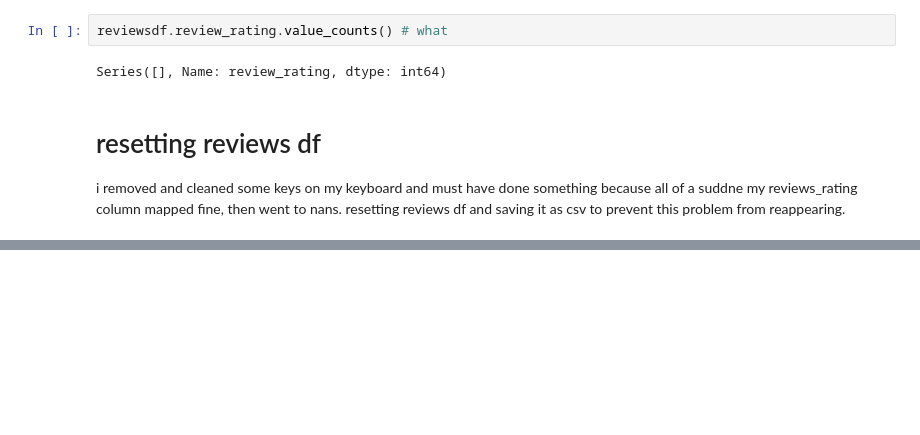
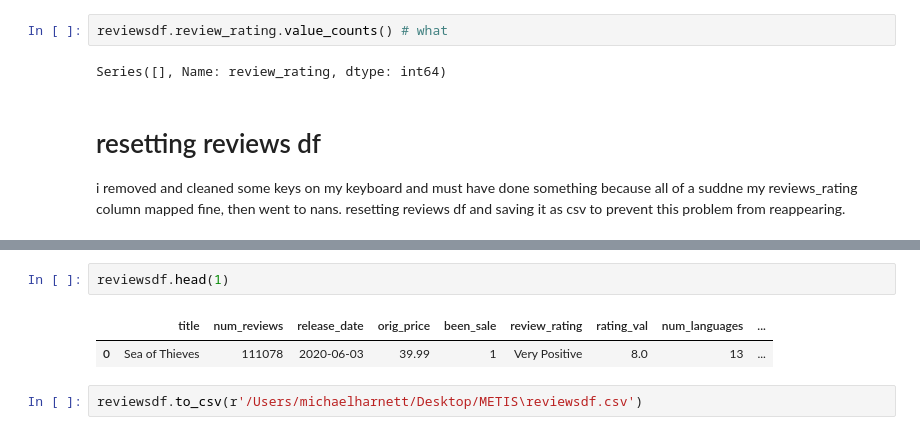
Before and after one commit to MichaelHarnett/Regression_Metis, a Jupyter notebook: df_editing.ipynb, the cells around one changed output, grey strips where cells are left out. Drawn from its saved outputs; the diff is of its cells as text; blank space fills up the shorter version.

```diff
--- a/df_editing.ipynb
+++ b/df_editing.ipynb
@@ -745,0 +793,7 @@ all of a suddne my reviews_rating column mapped fine, then went to nans. resetti
+# %%
+reviewsdf.head(1)
+# %% [output]
+|  | title | num_reviews | release_date | orig_price | been_sale | review_rating | rating_val | num_languages | ... |
+| 0 | Sea of Thieves | 111078 | 2020-06-03 | 39.99 | 1 | Very Positive | 8.0 | 13 | ... |
+# %%
+reviewsdf.to_csv(r'/Users/michaelharnett/Desktop/METIS\reviewsdf.csv')
```
Also changed, not shown: parts of 13 cells of this notebook, 1 other file.
